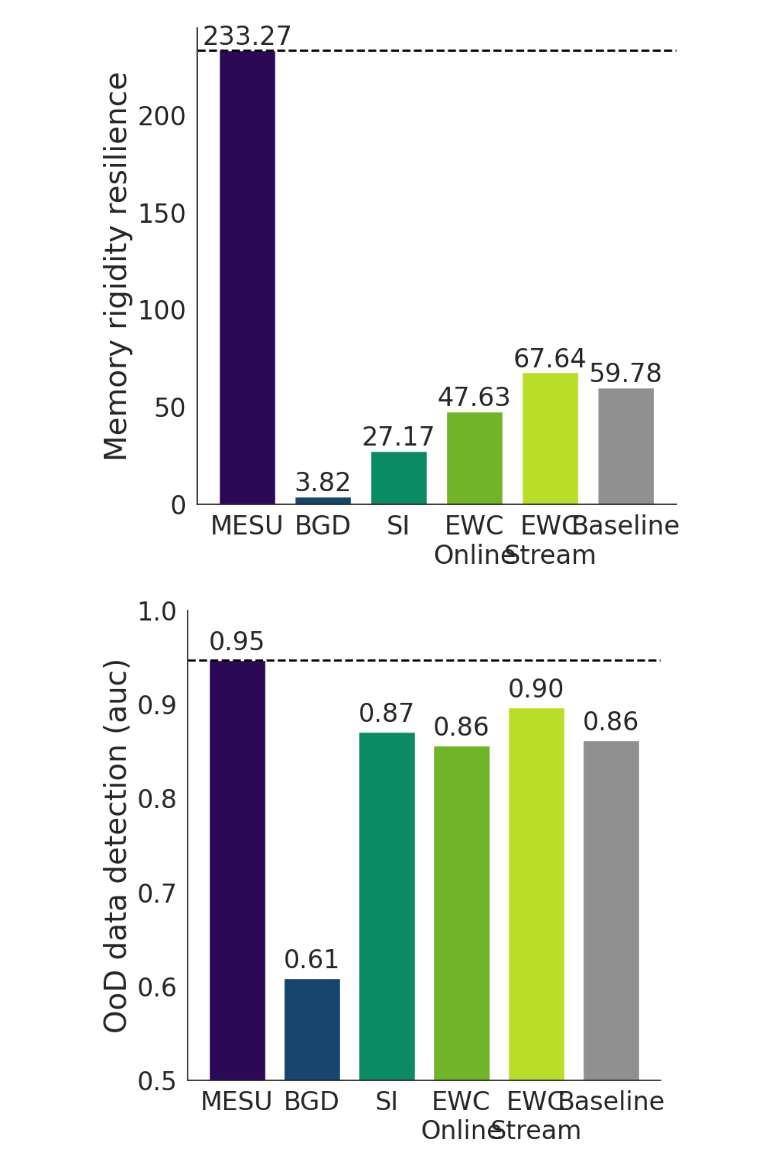
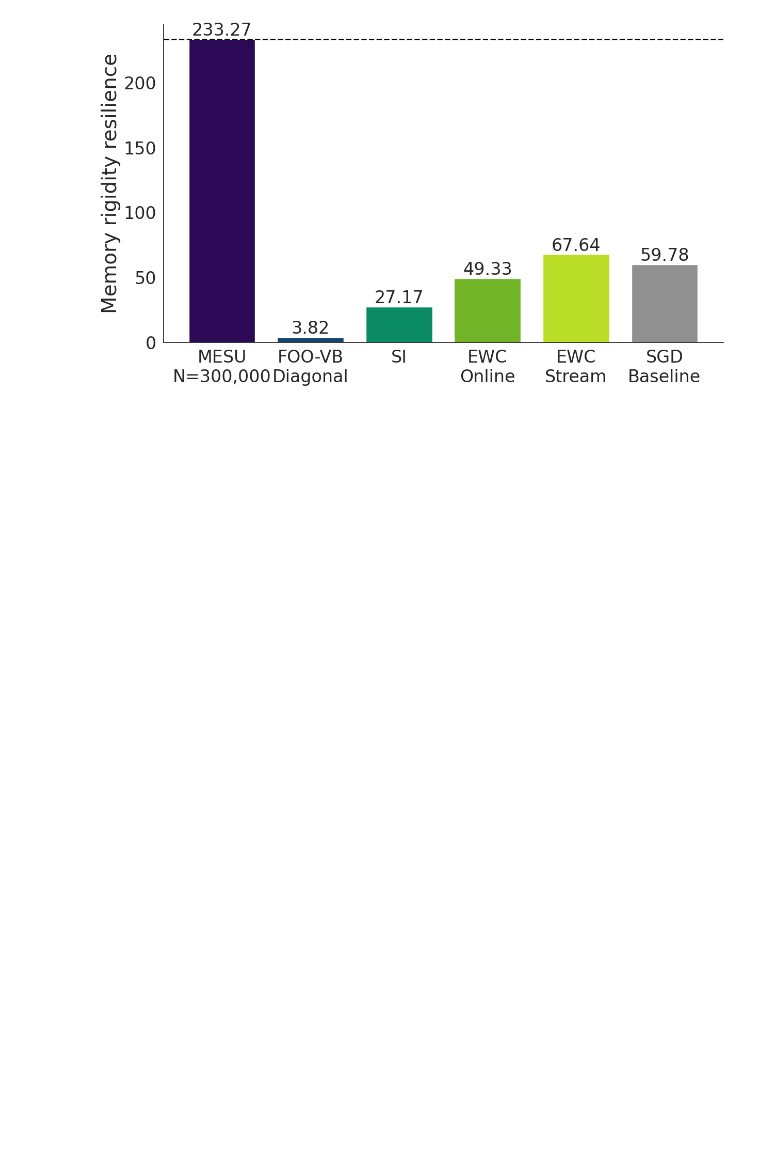
Before and after one commit to kellian-cottart/mesu-pmnist, a Jupyter notebook: figure-pmnist.ipynb, the cells around one changed output. Saved outputs shown, nothing was run; the diff lists cells and outputs as text; code cells hidden in the pictures; blank space fills up the shorter version.

Commit message:
fix: pmnst new data

```diff
--- a/figure-pmnist.ipynb
+++ b/figure-pmnist.ipynb
@@ -45,12 +45,12 @@ colors = [
     '#909090'  #Baseline
 ]
 names = [
-    "MESU",
+    "MESU N=300,000",
     "FOO-VB Diagonal",
     "SI",
     "EWC Online",
     "EWC Stream",
-    "Baseline"
+    "SGD baseline"
 ]
 markers = ["D", "o", "s", "h", "^", "x"]
 
@@ -63,6 +63,8 @@ for path in paths:
     full_accuracies = []
     full_epistemic_auc = []
     full_aleatoric_auc = []
+    full_test_time = []
+    full_memory_occupation = []
     for it in range(n_iterations):
         current_it_path = os.path.join(path, f"config{it}")
         accuracy_path = os.path.join(current_it_path, "accuracy")
@@ -77,10 +79,14 @@ for path in paths:
                 accuracies.append(jnp.load(os.path.join(accuracy_path, suffix)))
                 epistemic_auc.append(jnp.load(os.path.join(uncertainty_path, f"roc-auc-epistemic-{suffix}")))
                 aleatoric_auc.append(jnp.load(os.path.join(uncertainty_path, f"roc-auc-aleatoric-{suffix}")))
+        full_memory_occupation.append(jnp.load(os.path.join(current_it_path, "memory_occupation.npy")))
+        full_test_time.append(jnp.load(os.path.join(current_it_path, "test_timing.npy")))
         full_accuracies.append(jnp.array(accuracies))
         full_epistemic_auc.append(jnp.array(epistemic_auc))
         full_aleatoric_auc.append(jnp.array(aleatoric_auc))
     full_accuracies = jnp.array(full_accuracies)
     full_epistemic_auc = jnp.array(full_epistemic_auc)
     full_aleatoric_auc = jnp.array(full_aleatoric_auc)
-    data.append((full_accuracies, full_epistemic_auc, full_aleatoric_auc))
+    full_test_time = jnp.array(full_test_time)
+    full_memory_occupation = jnp.array(full_memory_occupation)
+    data.append((full_accuracies, full_epistemic_auc, full_aleatoric_auc, full_test_time, full_memory_occupation))
@@ -239,89 +243,36 @@ plt.close()
 # %%
 
 # First graph: Memory Rigidity
-size = (8, 8)
+size = (14, 8)
 bar_width = 0.75
 names = [
-    "MESU",
+    "MESU\nN=300,000",
     "FOO-VB\nDiagonal",
     "SI",
     "EWC\nOnline",
     "EWC\nStream",
-    "Baseline"
+    "SGD\nBaseline"
 ]
 fig1, ax1 = plt.subplots(figsize=size)
 for i, alg, name in zip(range(len(data)), data, names):
-    full_acc = alg[0][:, :, :]
+    full_acc = alg[0]
     full_acc_mean = jnp.mean(full_acc, axis=0)
     vanishing_plasticity_mean = jnp.array([full_acc_mean[k][k] for k in range(full_acc_mean.shape[0])])
     first_bar_mean = 1/jnp.abs((vanishing_plasticity_mean[-1] - vanishing_plasticity_mean[0]))
     ax1.bar(i, first_bar_mean, bar_width, label=name, color=colors[i])
     ax1.text(i, first_bar_mean+0.05, f"{first_bar_mean:.2f}", ha="center", va="bottom", fontsize=TICKSIZE)
     if "MESU" in name:
         # vertical dotted black line at max value
         ax1.axhline(first_bar_mean, color="black", linestyle="--", linewidth=2)
 ax1.set_xticks(range(len(data)))
 ax1.set_xticklabels(names, fontsize=TICKSIZE)
 ax1.set_ylabel("Memory rigidity resilience", fontsize=AXESSIZE)
 ax1.spines['top'].set_visible(False)
 ax1.spines['right'].set_visible(False)
 # ax1.set_ylim(0, 2.5)
 ax1.tick_params(axis='both', which='both', labelsize=TICKSIZE)
 fig1.savefig(os.path.join(FOLDER, "pmnist-bar-memory-rigidity.pdf"), bbox_inches="tight")
 fig1.savefig(os.path.join(FOLDER, "pmnist-bar-memory-rigidity.svg"), bbox_inches="tight")
 plt.show()
-
-# Second graph: ROC AUC OoD Detection
-fig2, ax2 = plt.subplots(figsize=size)
-for i, alg, name in zip(range(len(data)), data, names):
-    full_epistemic_uncertainty = alg[1]
-    full_aleatoric_uncertainty = alg[2]
-    full_epistemic_uncertainty_mean = jnp.mean(full_epistemic_uncertainty, axis=0)[-5:].mean()
-    full_aleatoric_uncertainty_mean = jnp.mean(full_aleatoric_uncertainty, axis=0)[-5:].mean()
-    if jnp.all(full_epistemic_uncertainty_mean == 0):
-        second_bar_mean = full_aleatoric_uncertainty_mean
-    else:
-        second_bar_mean = full_epistemic_uncertainty_mean
-    ax2.bar(i, second_bar_mean, bar_width, label=name, color=colors[i])
-    ax2.text(i, second_bar_mean+0.005, f"{second_bar_mean:.2f}", ha="center", va="bottom", fontsize=TICKSIZE)
-    if "MESU" in name:
-        # vertical dotted black line at max value
-        ax2.axhline(second_bar_mean, color="black", linestyle="--", linewidth=2)
-ax2.set_xticks(range(len(data)))
-ax2.set_xticklabels(names, fontsize=TICKSIZE)
-ax2.set_ylabel("OOD data detection (auc)", fontsize=AXESSIZE)
-ax2.spines['top'].set_visible(False)
-ax2.spines['right'].set_visible(False)
-ax2.tick_params(axis='both', which='both', labelsize=TICKSIZE)
-ax2.set_ylim(0.5, 1)
-ax2.set_yticks(jnp.arange(0.5, 1.05, 0.1))
-fig2.savefig(os.path.join(FOLDER, "pmnist-bar-ood-detection.pdf"), bbox_inches="tight")
-fig2.savefig(os.path.join(FOLDER, "pmnist-bar-ood-detection.svg"), bbox_inches="tight")
-plt.show()
-
-# Third graph: Mean accuracy on last five tasks
-fig3, ax3 = plt.subplots(figsize=size)
-for i, alg, name in zip(range(len(data)), data, names):
-    full_acc = alg[0][:, :, :]*100
-    full_acc_mean = jnp.mean(full_acc, axis=0)
-    continual_learning_mean = full_acc_mean[-1]
-    third_bar_mean = jnp.mean(continual_learning_mean[-5:])
-    ax3.bar(i, third_bar_mean, bar_width, label=name, color=colors[i])
-    ax3.text(i, third_bar_mean+0.5, f"{third_bar_mean:.2f}%", ha="center", va="bottom", fontsize=TICKSIZE)
-    if "MESU" in name:
-        # vertical dotted black line at max value
-        ax3.axhline(third_bar_mean, color="black", linestyle="--", linewidth=2)
-ax3.set_xticks(range(len(data)))
-ax3.set_xticklabels(names, fontsize=TICKSIZE)
-ax3.set_ylabel("Accuracy, last 5 tasks (%)", fontsize=AXESSIZE)
-ax3.spines['top'].set_visible(False)
-ax3.spines['right'].set_visible(False)
-ax3.tick_params(axis='both', which='both', labelsize=TICKSIZE)
-ax3.set_ylim(0, 100)
-ax3.set_yticks(jnp.arange(0, 101, 20))
-fig3.savefig(os.path.join(FOLDER, "pmnist-bar-mean-accuracy.pdf"), bbox_inches="tight")
-fig3.savefig(os.path.join(FOLDER, "pmnist-bar-mean-accuracy.svg"), bbox_inches="tight")
-plt.show()
 # %% [output]
-[figure, old version]
+[figure, new version]
-[figure, removed]
```
Also changed, not shown: parts of 10 cells of this notebook.
